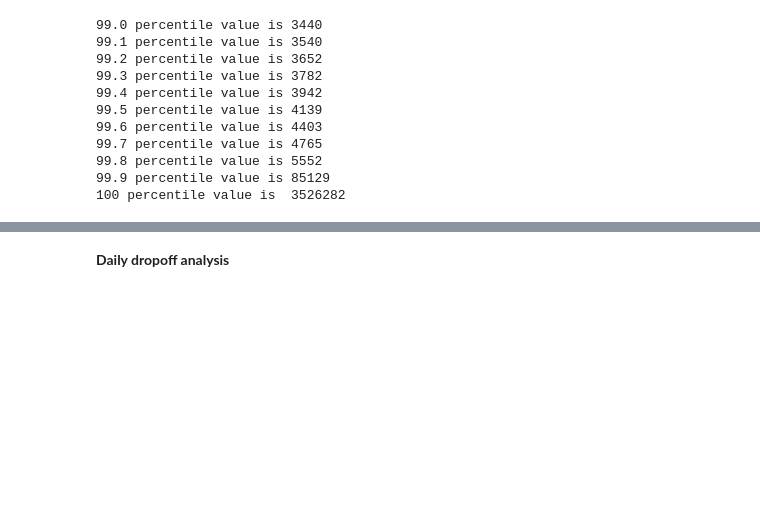
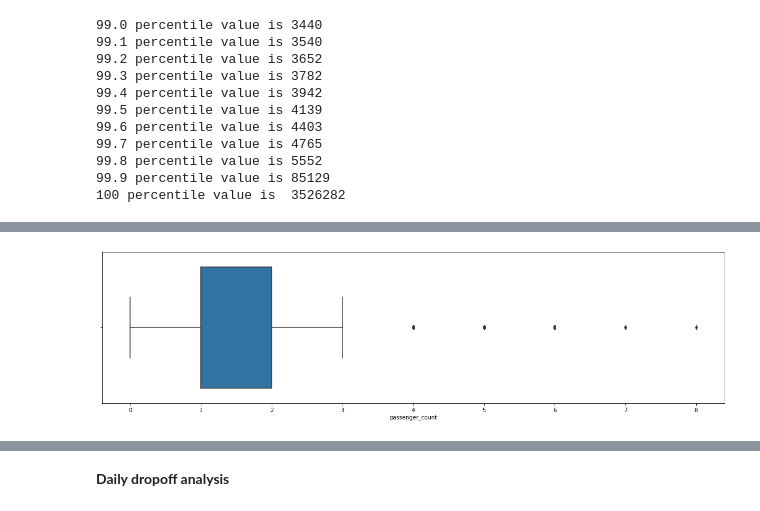
Before and after one commit to Arvindkale123/NYC_Taxi-trip-time-Prediction_machine_learning, a Jupyter notebook: Copy_of_NYC_Taxi_Trip_Time_Prediction_Capstone_Project.ipynb, the cells around one changed output, grey strips where cells are left out. Saved outputs shown, nothing was run; the diff lists cells and outputs as text; code cells hidden in the pictures; blank space fills up the shorter version.

```diff
--- a/Copy_of_NYC_Taxi_Trip_Time_Prediction_Capstone_Project.ipynb
+++ b/Copy_of_NYC_Taxi_Trip_Time_Prediction_Capstone_Project.ipynb
@@ -266,0 +395,2 @@ df.shape
+# %%
+df=df[df['distance']<25]
@@ -266,0 +399,2 @@ df.shape
+# %%
+df=df[df['distance']!=0]
@@ -266,0 +458,6 @@ df.shape
+# %%
+plt.figure(figsize = (20,5))
+sns.boxplot(df.passenger_count)
+plt.show()
+# %% [output]
+[figure, added]
```
Also changed, not shown: parts of 81 cells of this notebook.
